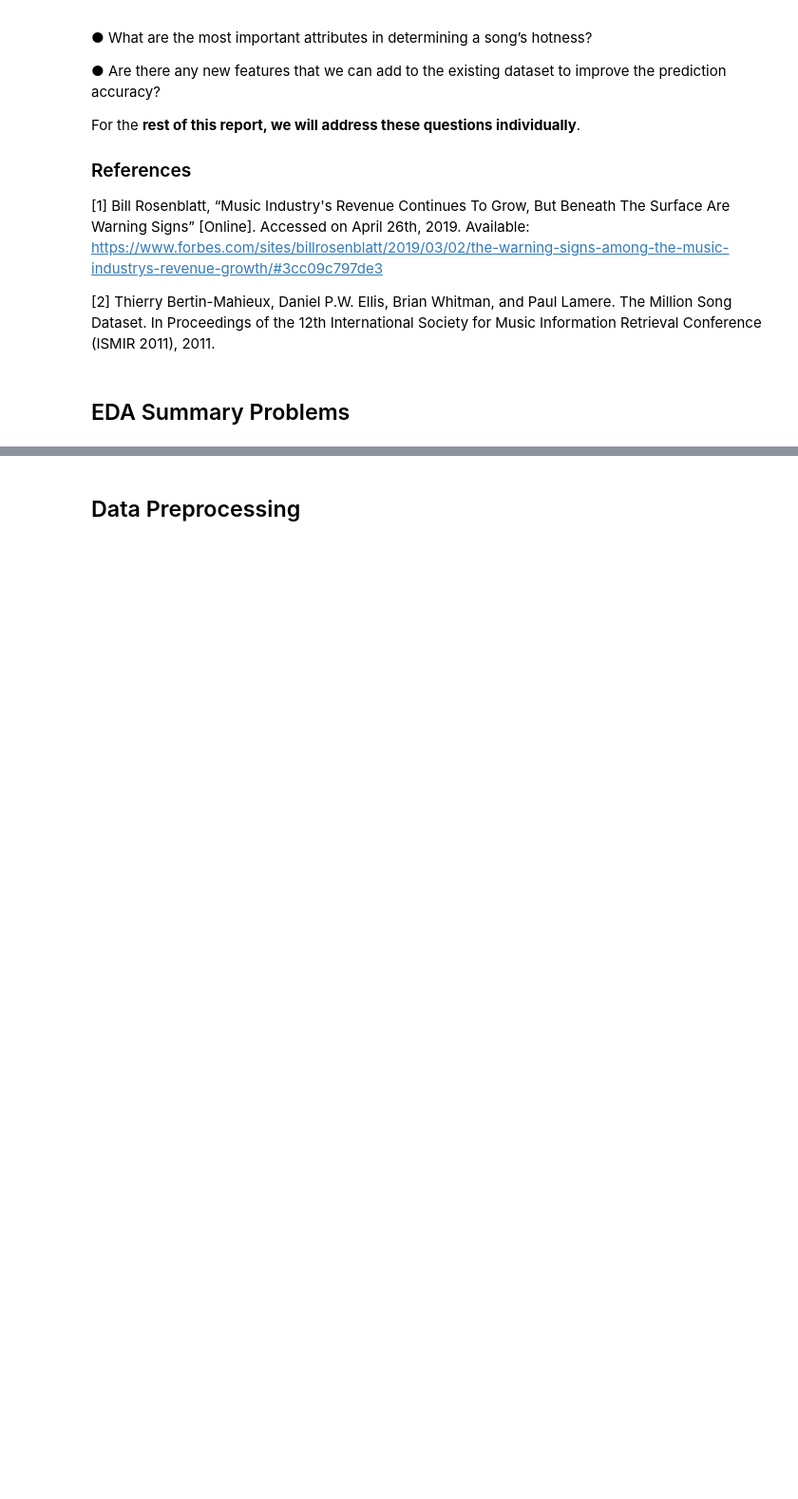
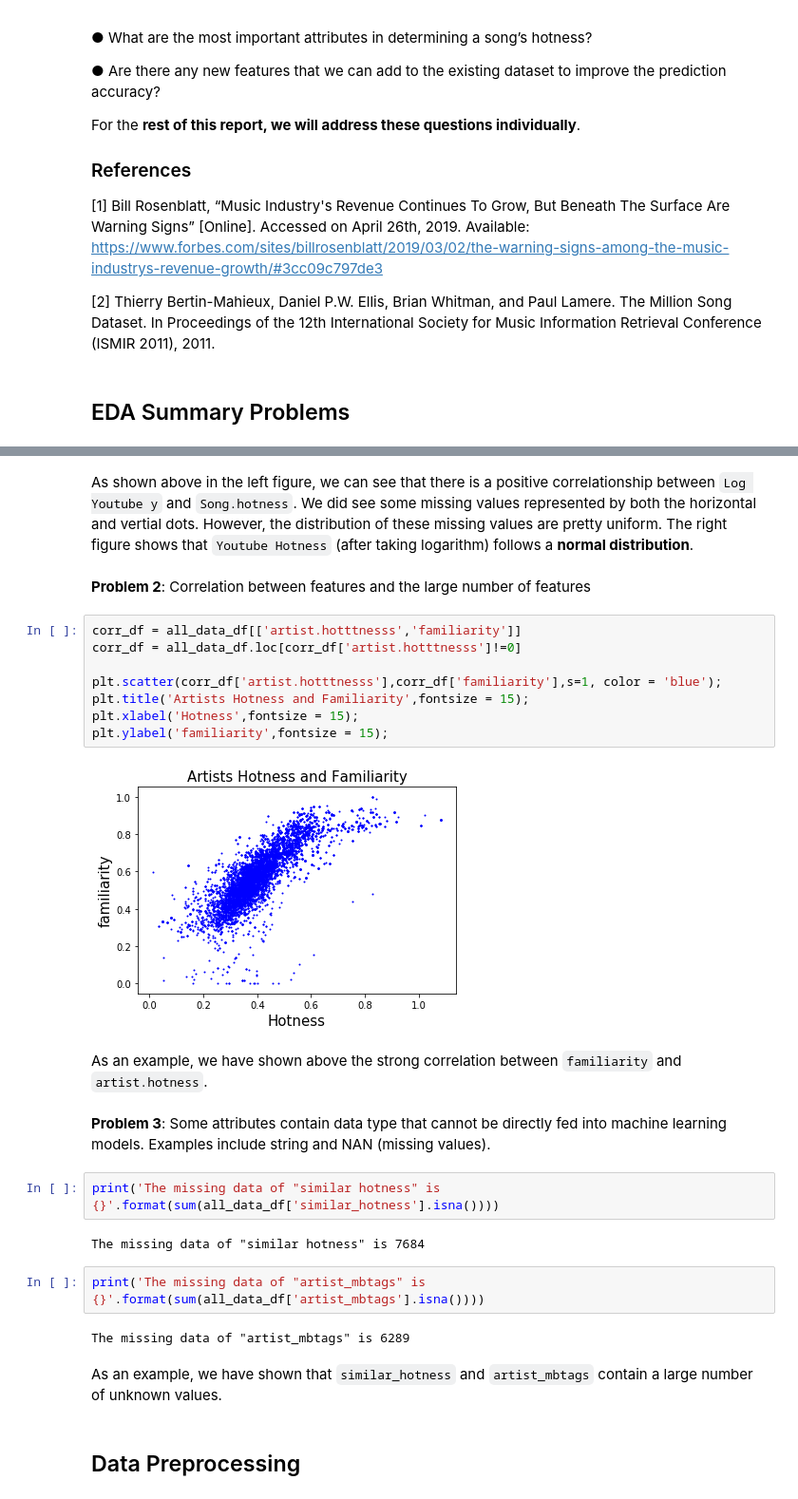
Before and after one commit to Yuting-Kou/AC209B_MillionSong, a Jupyter notebook: src/Zheyu Wu/Documentation.ipynb, the cells around one changed output, grey strips where cells are left out. Shown: that part at 95% size. Drawn from its saved outputs; the diff is of its cells as text; blank space fills up the shorter version.

```diff
--- a/src/Zheyu Wu/Documentation.ipynb
+++ b/src/Zheyu Wu/Documentation.ipynb
@@ -50,3 +85,31 @@ In order to address these problems, we have outlined three approaches, correspon
+# %% [markdown]
+As shown above in the left figure, we can see that there is a positive correlationship between `Log Youtube y` and `Song.hotness`. We did see some missing values represented by both the horizontal and vertial dots. However, the distribution of these missing values are pretty uniform. The right figure shows that `Youtube Hotness` (after taking logarithm) follows a **normal distribution**.
+# %% [markdown]
+**Problem 2**: Correlation between features and the large number of features
+# %%
+corr_df = all_data_df[['artist.hotttnesss','familiarity']]
+corr_df = all_data_df.loc[corr_df['artist.hotttnesss']!=0]
+
+plt.scatter(corr_df['artist.hotttnesss'],corr_df['familiarity'],s=1, color = 'blue');
+plt.title('Artists Hotness and Familiarity',fontsize = 15);
+plt.xlabel('Hotness',fontsize = 15);
+plt.ylabel('familiarity',fontsize = 15);
+# %% [output]
+[figure, added]
+# %% [markdown]
+As an example, we have shown above the strong correlation between `familiarity` and `artist.hotness`.
+# %% [markdown]
+**Problem 3**: Some attributes contain data type that cannot be directly fed into machine learning models. Examples include string and NAN (missing values).
+# %%
+print('The missing data of "similar hotness" is {}'.format(sum(all_data_df['similar_hotness'].isna())))
+# %% [output]
+The missing data of "similar hotness" is 7684
+# %%
+print('The missing data of "artist_mbtags" is {}'.format(sum(all_data_df['artist_mbtags'].isna())))
+# %% [output]
+The missing data of "artist_mbtags" is 6289
+# %% [markdown]
+As an example, we have shown that `similar_hotness` and `artist_mbtags` contain a large number of unknown values.
 # %% [markdown]
 ## Data Preprocessing
 # %% [markdown]
```
Also changed, not shown: parts of 6 cells of this notebook, 1 other file.
